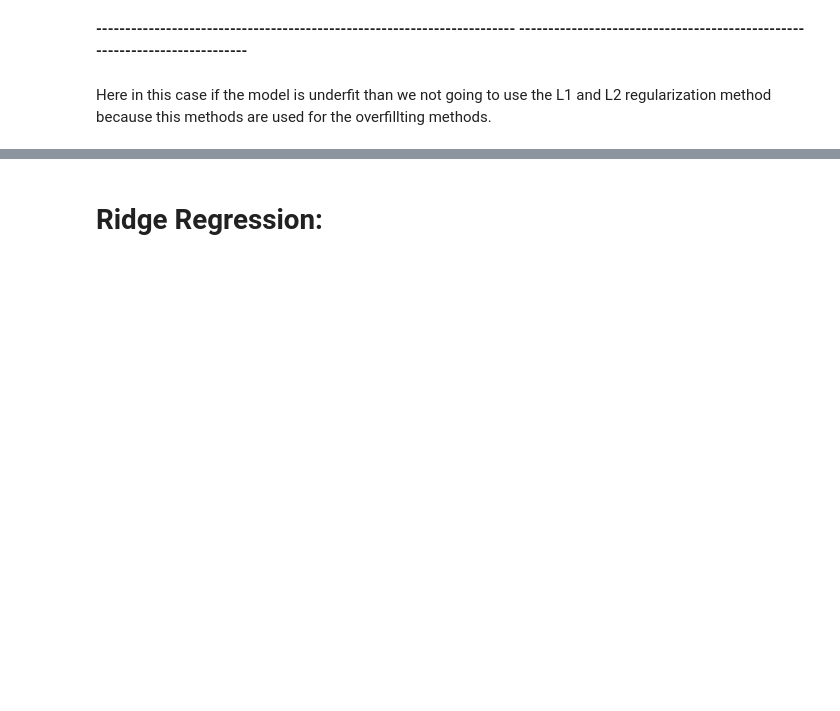
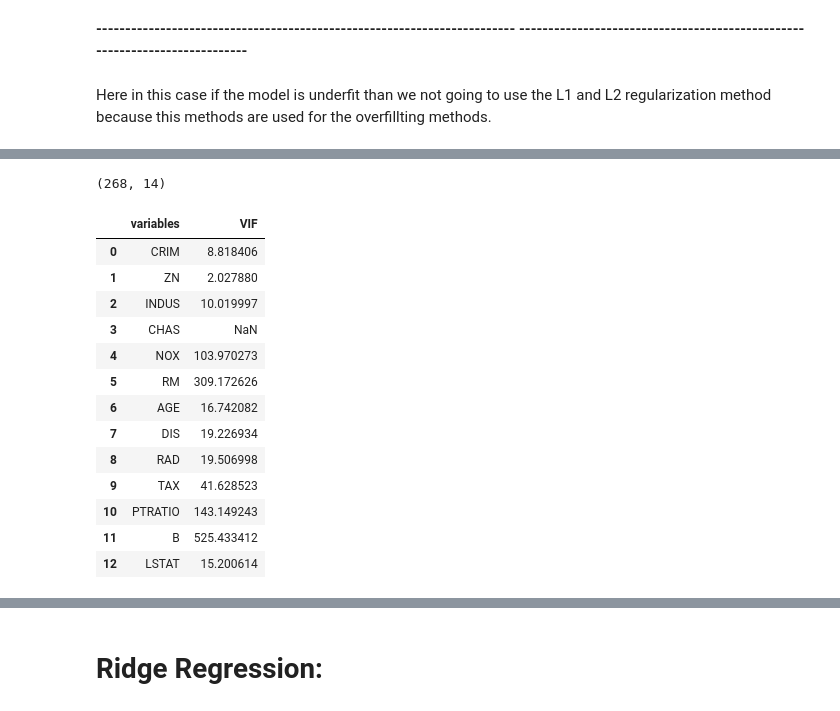
Before and after one commit to NileshCT/Linear_Regression_Modelling, a Jupyter notebook: LR_L1_L2_algorithm_Boston_House_Price_Predictions.ipynb, the cells around one changed output, grey strips where cells are left out. Drawn from its saved outputs; the diff is of its cells as text; code cells hidden in the pictures; blank space fills up the shorter version.

```diff
--- a/LR_L1_L2_algorithm_Boston_House_Price_Predictions.ipynb
+++ b/LR_L1_L2_algorithm_Boston_House_Price_Predictions.ipynb
@@ -733,0 +774,14 @@ Here in this case if the model is underfit than we not going to use the L1 and L
+# %%
+# Load the dataset into Pandas Dataframe
+data= pd.DataFrame(boston_dataset.data)
+data.columns = boston_dataset.feature_names
+data_target = np.asarray(boston_dataset.target)
+data['House_Price'] = pd.Series(boston_pd_target)
+
+# input
+X =data.iloc[:, :-1]
+
+#output
+Y = data.iloc[:, -1]
+
+print(data.head())
@@ -733,0 +802,6 @@ Here in this case if the model is underfit than we not going to use the L1 and L
+# %%
+#for removing outlier we are using following method and that is represented as follow
+Q1 = data.quantile(0.25)
+Q3 = data.quantile(0.75)
+IQR = Q3 - Q1
+print(IQR)
@@ -733,0 +824,30 @@ Here in this case if the model is underfit than we not going to use the L1 and L
+# %%
+data = data[~((data < (Q1 - 1.5 * IQR)) |(data > (Q3 + 1.5 * IQR))).any(axis=1)]
+data.shape
+# %% [output]
+(268, 14)
+# %%
+from statsmodels.stats.outliers_influence import variance_inflation_factor
+def calc_vif(X):
+
+      vif=pd.DataFrame()
+      vif["variables"]=X.columns
+      vif["VIF"]=[variance_inflation_factor(X.values,i) for i in range(X.shape[1])]
+
+      return (vif)
+calc_vif(data[[i for i in data.describe().columns if i not in ['House_Price']]])
+# %% [output]
+|  | variables | VIF |
+| 0 | CRIM | 8.818406 |
+| 1 | ZN | 2.027880 |
+| 2 | INDUS | 10.019997 |
+| 3 | CHAS | NaN |
+| 4 | NOX | 103.970273 |
+| 5 | RM | 309.172626 |
+| 6 | AGE | 16.742082 |
+| 7 | DIS | 19.226934 |
+| 8 | RAD | 19.506998 |
+| 9 | TAX | 41.628523 |
+| 10 | PTRATIO | 143.149243 |
+| 11 | B | 525.433412 |
+| 12 | LSTAT | 15.200614 |
```
Also changed, not shown: parts of 60 cells of this notebook.
